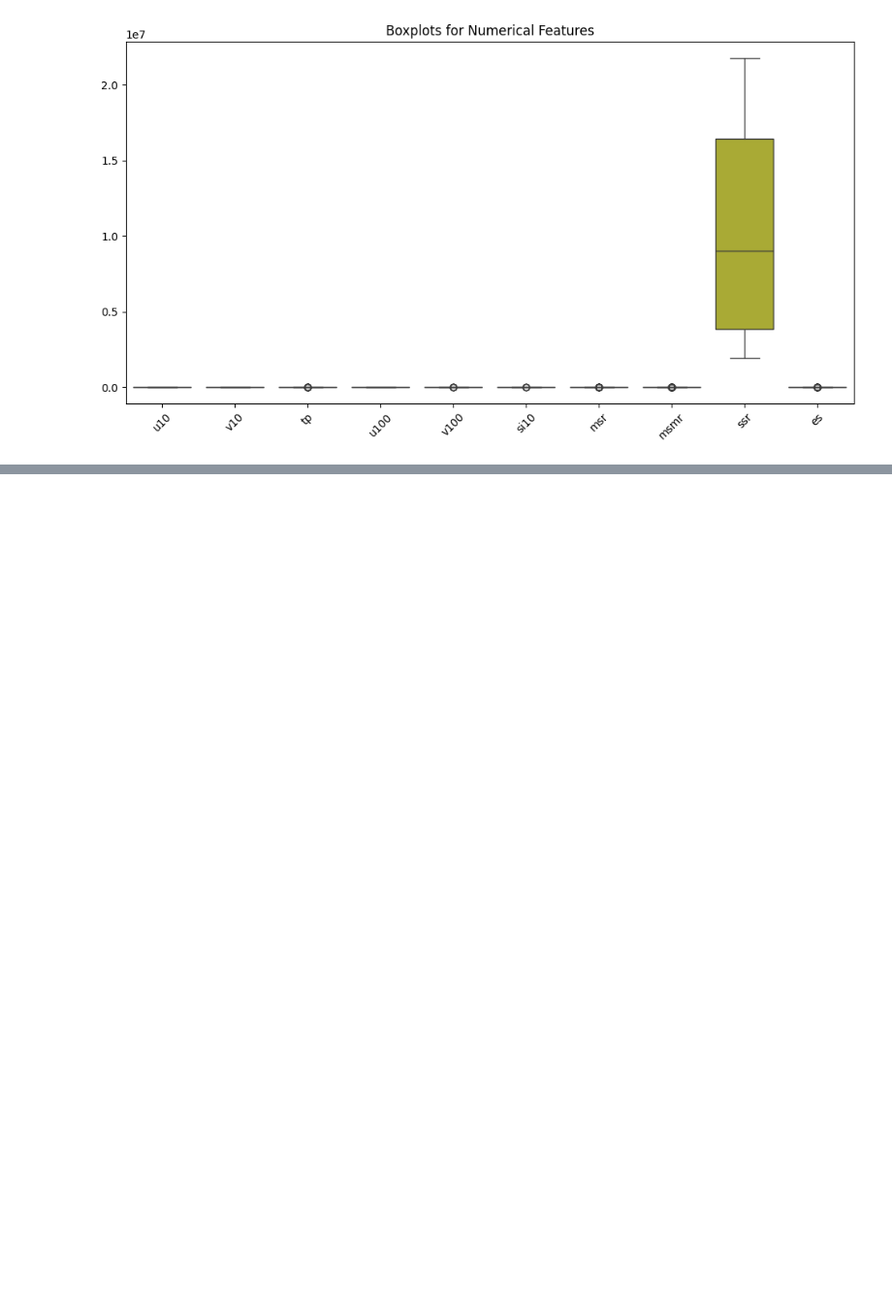
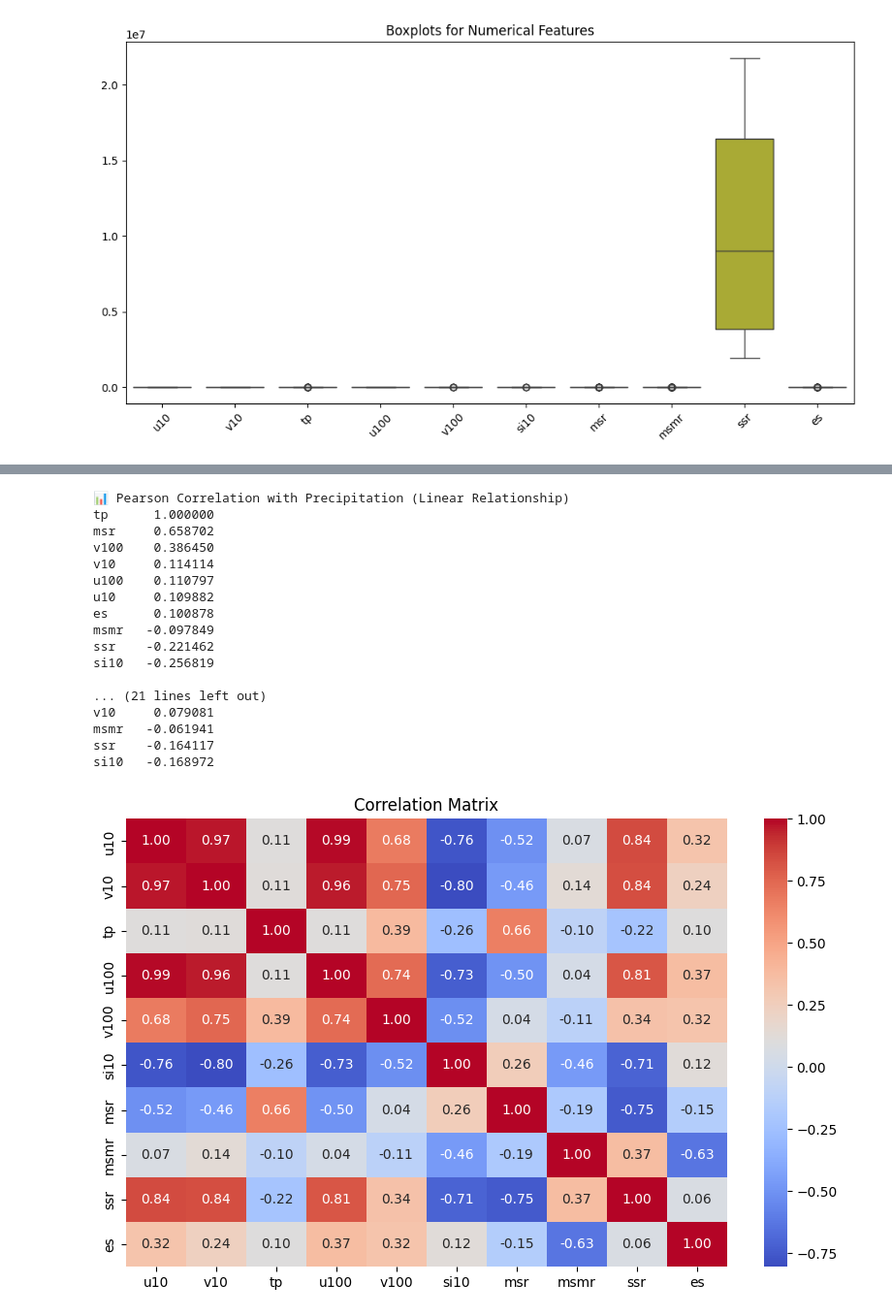
Before and after one commit to qazi-adnan/Monthly_rainfall_Estimation, a Jupyter notebook: notebooks/data.ipynb, the cells around one changed output, grey strips where cells are left out. Shown at 97% size. Saved outputs shown, nothing was run; the diff lists cells and outputs as text; code cells hidden in the pictures; blank space fills up the shorter version.

```diff
--- a/notebooks/data.ipynb
+++ b/notebooks/data.ipynb
@@ -288,0 +279,48 @@ Successfully installed scipy-1.15.1
+# %%
+import scipy.stats as stats
+# Define target variable (Total Precipitation)
+target_var = "tp"  # Adjust if needed
+
+# Ensure full output visibility
+pd.set_option("display.max_rows", None)
+pd.set_option("display.max_columns", None)
+
+# Calculate Correlations
+correlations = df.corr()[target_var].sort_values(ascending=False)
+spearman_corr = df.corr(method="spearman")[target_var].sort_values(ascending=False)
+kendall_corr = df.corr(method="kendall")[target_var].sort_values(ascending=False)
+
+# Display Full Correlations
+print("\n📊 Pearson Correlation with Precipitation (Linear Relationship)")
+print(correlations.to_string(), "\n")
+
+print("\n📊 Spearman Correlation with Precipitation (Monotonic Relationship)")
+print(spearman_corr.to_string(), "\n")
+
+print("\n📊 Kendall Correlation with Precipitation (Ranking Relationship)")
+print(kendall_corr.to_string(), "\n")
+
+# Visualize Correlations
+plt.figure(figsize=(10, 6))
+sns.heatmap(df.corr(), annot=True, cmap="coolwarm", fmt=".2f")
+plt.title("Correlation Matrix")
+plt.show()
+# %% [output]
+📊 Pearson Correlation with Precipitation (Linear Relationship)
+tp      1.000000
+msr     0.658702
+v100    0.386450
+v10     0.114114
+u100    0.110797
+u10     0.109882
+es      0.100878
+msmr   -0.097849
+ssr    -0.221462
+si10   -0.256819
+
+... (21 lines left out)
+v10     0.079081
+msmr   -0.061941
+ssr    -0.164117
+si10   -0.168972
+[figure, added]
```
Also changed, not shown: parts of 3 cells of this notebook.
